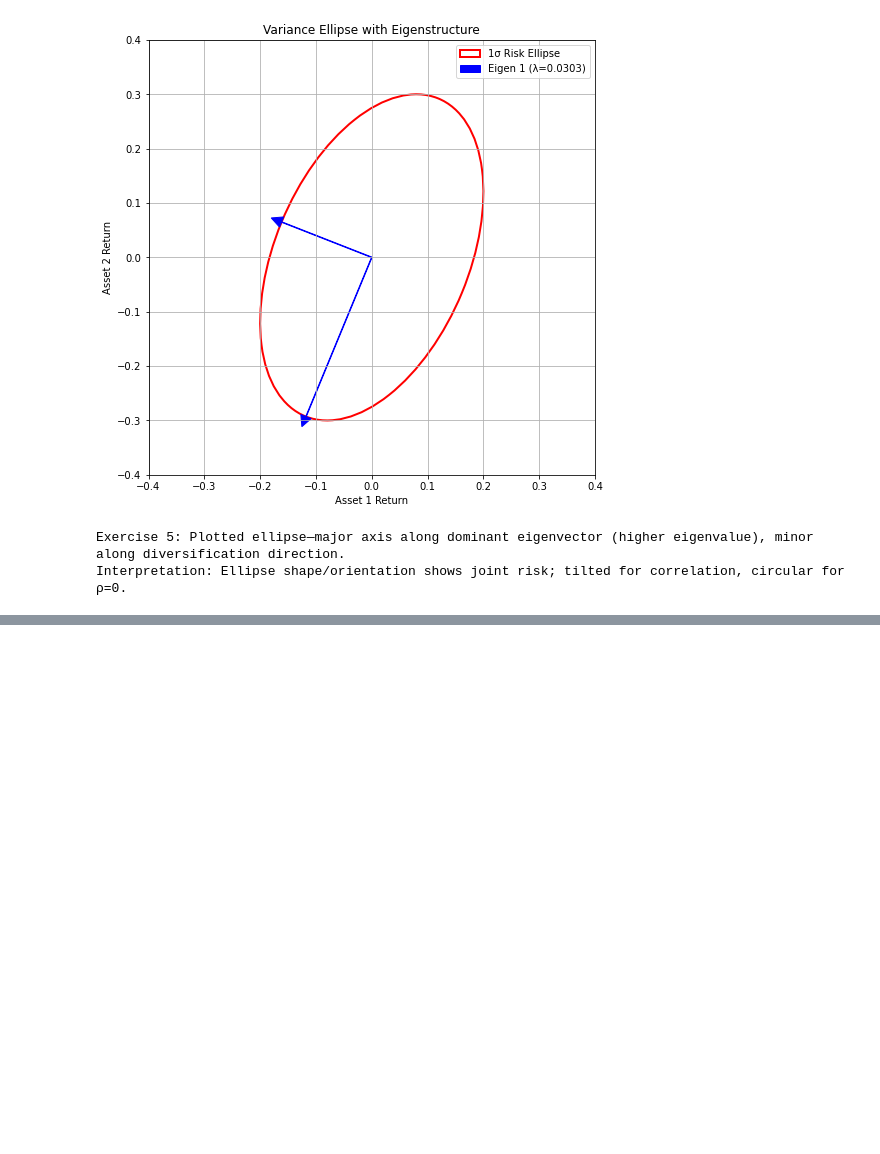
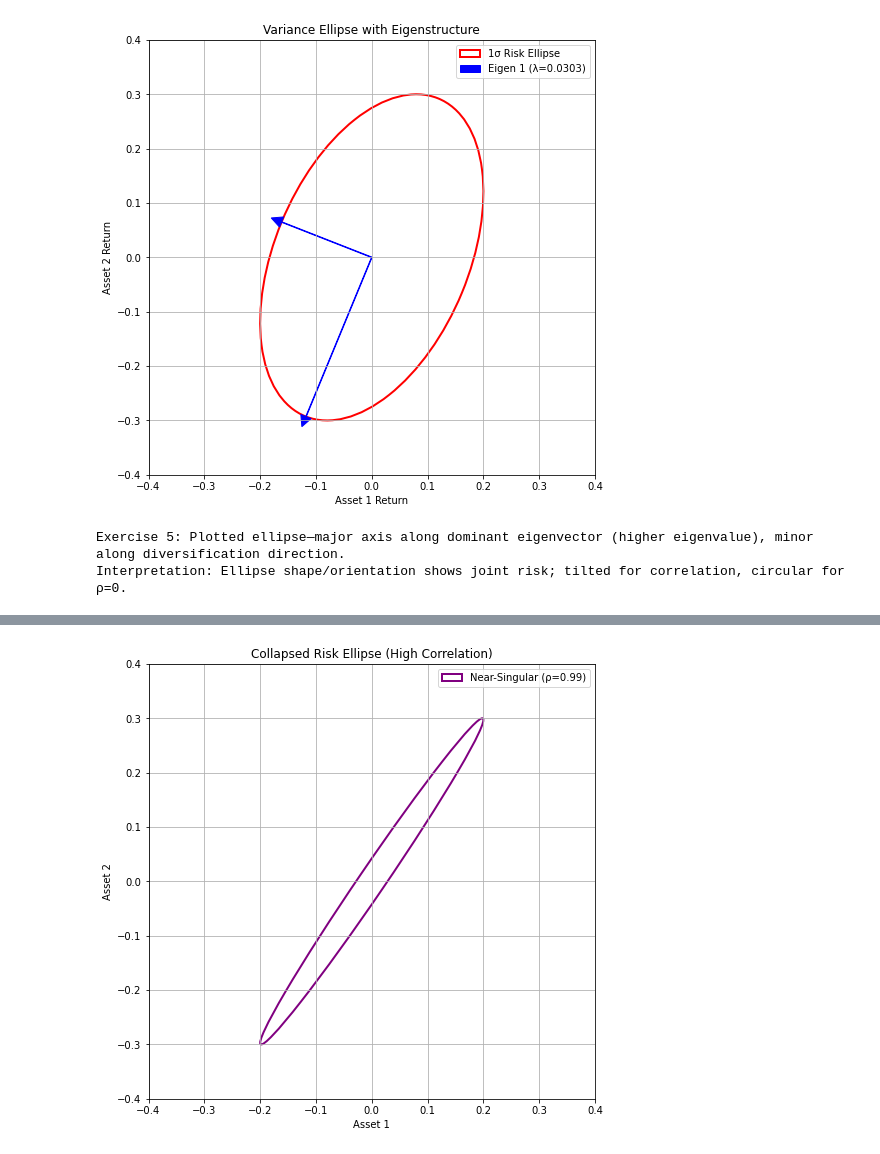
Before and after one commit to meacreatio/tpq, a Jupyter notebook: week4/covariance.ipynb, the cells around one changed output, grey strips where cells are left out. Cells and saved outputs as stored; diff of their text form; code cells hidden in the pictures; blank space fills up the shorter version.

Commit message:
add advanced exercises

```diff
--- a/week4/covariance.ipynb
+++ b/week4/covariance.ipynb
@@ -157,3 +157,92 @@ Interpretation: Larger eigenvalue = direction of maximum variance (major risk ax
 [figure]
 Exercise 5: Plotted ellipse—major axis along dominant eigenvector (higher eigenvalue), minor along diversification direction.
 Interpretation: Ellipse shape/orientation shows joint risk; tilted for correlation, circular for ρ=0.
+# %%
+# Section: Covariance Geometry in a Two-Asset World - Advanced Exercises
+
+import numpy as np
+import matplotlib.pyplot as plt
+from scipy.linalg import eigh
+
+# Advanced Exercise 1: Generate a non-PSD covariance matrix (e.g., via estimation error)
+# and "fix" it using eigenvalue clipping to the nearest PSD matrix.
+# Answer:
+# Sample returns with noise leading to slight negative eigenvalue
+np.random.seed(100)
+returns = np.random.multivariate_normal([0.01, 0.02], [[0.04, 0.03], [0.03, 0.09]], 20)
+cov_est = np.cov(returns.T)
+
+# Check eigenvalues
+eigvals, eigvecs = np.linalg.eig(cov_est)
+print("Advanced Exercise 1:")
+print(f"Original covariance matrix:\n{cov_est}")
+print(f"Eigenvalues: {eigvals}")
+is_psd = np.all(eigvals >= 0)
+print(f"Is PSD? {is_psd}")
+
+# Clip to nearest PSD (set negative eig to small positive)
+eigvals_clipped = np.maximum(eigvals, 1e-10)
+cov_psd = eigvecs @ np.diag(eigvals_clipped) @ eigvecs.T
+
+eigvals_psd = np.linalg.eigvals(cov_psd)
+print(f"\nClipped eigenvalues: {eigvals_psd}")
+print(f"Fixed PSD matrix:\n{cov_psd}")
+print("Interpretation: Small sample/estimation error can make cov non-PSD (negative eig). Clipping ensures valid risk matrix for optimization—common in practice (Ledoit-Wolf shrinkage more advanced).")
+
+# Advanced Exercise 2: Implement a simple shrinkage estimator and compare to sample covariance.
+# Answer:
+# James-Stein style shrinkage toward identity (simplified)
+shrink_intensity = 0.5  # α between 0 (sample) and 1 (target)
+target = np.eye(2) * np.trace(cov_est) / 2  # Equal variance target
+
+cov_shrunk = (1 - shrink_intensity) * cov_est + shrink_intensity * target
+
+print("\nAdvanced Exercise 2:")
+print(f"Shrinkage intensity: {shrink_intensity}")
+print(f"Shrunk covariance:\n{cov_shrunk}")
+print("Interpretation: Shrinkage reduces estimation error in small samples—pulls extremes toward structured target. Improves portfolio stability (less erratic weights). Real use: Ledoit-Wolf or factor models.")
+
+# Advanced Exercise 3: Use PCA to decompose risk and reconstruct covariance; interpret factor loadings.
+# Answer:
+# PCA on sample covariance
+eigvals_pca, eigvecs_pca = eigh(cov_est)  # Sorted ascending
+idx = eigvals_pca.argsort()[::-1]
+eigvals_pca = eigvals_pca[idx]
+eigvecs_pca = eigvecs_pca[:, idx]
+
+print("\nAdvanced Exercise 3:")
+print(f"PCA Eigenvalues (variance explained): {eigvals_pca}")
+print(f"PCA Eigenvectors (factor loadings):\n{eigvecs_pca}")
+print(f"Variance explained by PC1: {eigvals_pca[0]/eigvals_pca.sum():.1%}")
+
+# Reconstruct
+cov_recon = eigvecs_pca @ np.diag(eigvals_pca) @ eigvecs_pca.T
+print(f"Reconstruction error: {np.linalg.norm(cov_recon - cov_est):.2e}")
+
+print("Interpretation: PC1 (larger eig) captures common/market risk (loadings similar sign/magnitude); PC2 idiosyncratic. In 2 assets, PCA reveals dominant correlated factor vs diversification direction.")
+
+# Advanced Exercise 4: Visualize how near-singularity (high correlation) collapses the risk ellipse.
+# Answer:
+rho_near1 = 0.99
+cov_near_singular = np.array([[var1, rho_near1 * sigma1 * sigma2],
+                              [rho_near1 * sigma1 * sigma2, var2]])
+
+eigvals_sing, eigvecs_sing = np.linalg.eig(cov_near_singular)
+width_sing, height_sing = 2 * np.sqrt(eigvals_sing)
+angle_sing = np.degrees(np.arctan2(eigvecs_sing[1,0], eigvecs_sing[0,0]))
+
+fig, ax = plt.subplots(figsize=(8, 8))
+ellipse_sing = Ellipse(xy=(0,0), width=width_sing, height=height_sing, angle=angle_sing,
+                       edgecolor='purple', fc='None', lw=2, label='Near-Singular (ρ=0.99)')
+ax.add_patch(ellipse_sing)
+ax.set_xlim(-0.4, 0.4)
+ax.set_ylim(-0.4, 0.4)
+ax.set_title('Collapsed Risk Ellipse (High Correlation)')
+ax.set_xlabel('Asset 1')
+ax.set_ylabel('Asset 2')
+ax.legend()
+ax.grid(True)
+plt.show()
+
+print("\nAdvanced Exercise 4: High correlation → ellipse elongates/collapses to line (near-singular). Little diversification—portfolio risk almost max of individuals.")
+# %% [output]
@@ -159,0 +266 @@ Interpretation: Ellipse shape/orientation shows joint risk; tilted for correlati
+[figure, added]
```
Also changed, not shown: parts of 1 cell of this notebook.
